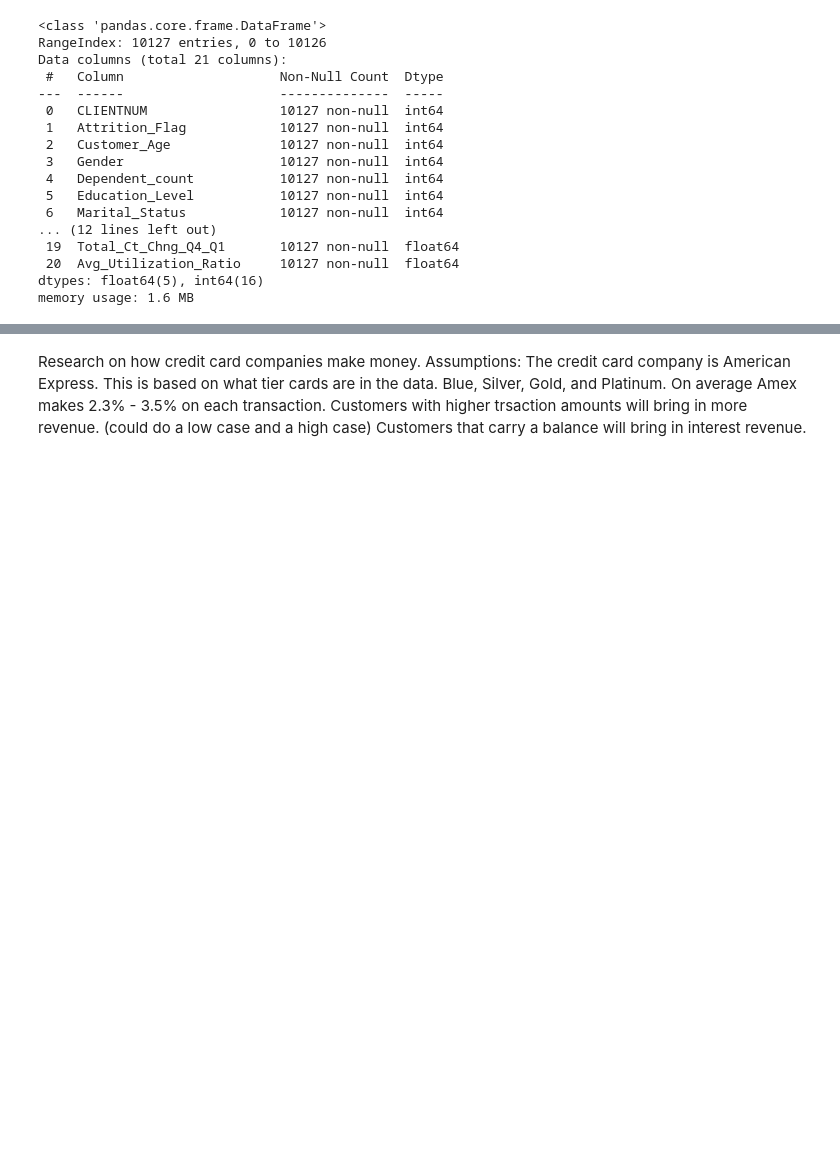
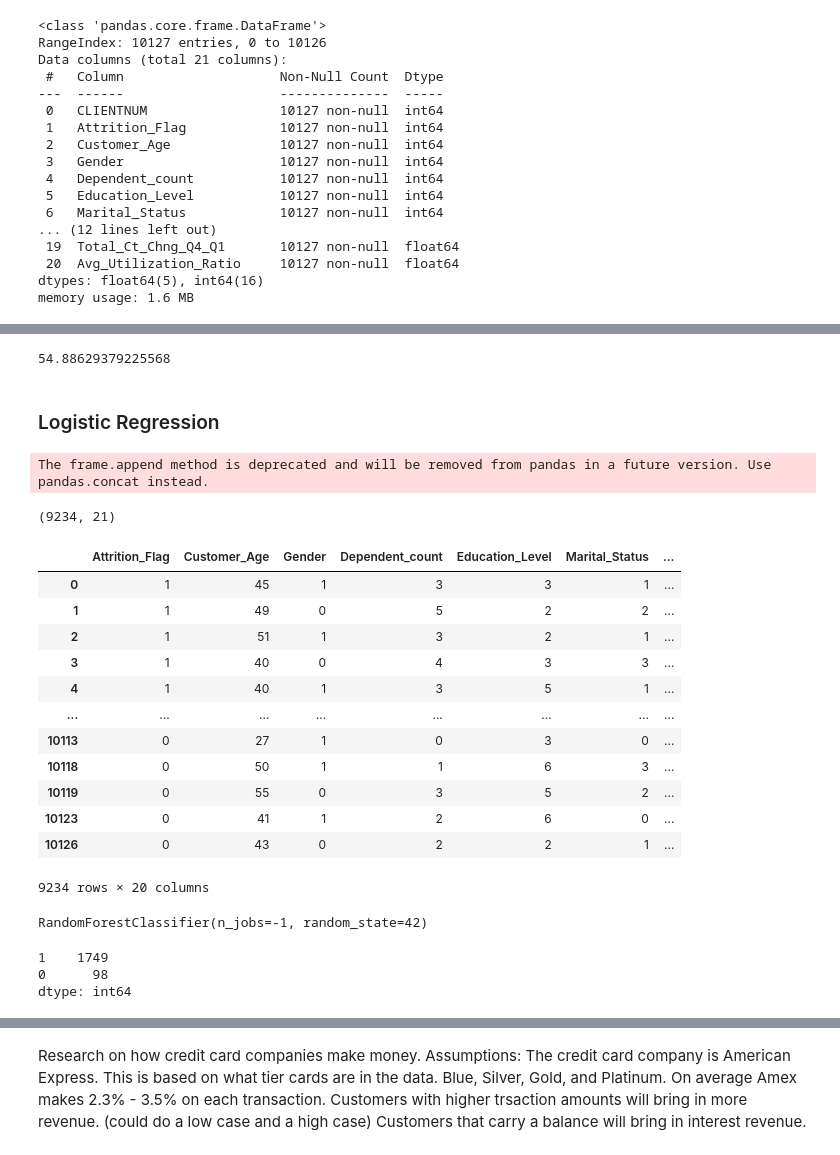
Before and after one commit to NickSordi/FU6520_NS, a Jupyter notebook: CLV/CLV_NS.ipynb, the cells around one changed output, grey strips where cells are left out. Saved outputs shown, nothing was run; the diff lists cells and outputs as text; code cells hidden in the pictures; blank space fills up the shorter version.

```diff
--- a/CLV/CLV_NS.ipynb
+++ b/CLV/CLV_NS.ipynb
@@ -99,0 +117,42 @@ df
+# %%
+attrited_zero_balance_count = zero_balance_attrited_customers.shape[0]
+attrited_percentage_zero_balance = (attrited_zero_balance_count / Attrited_Customers.shape[0]) * 100
+attrited_percentage_zero_balance
+# %% [output]
+54.88629379225568
+# %% [markdown]
+### Logistic Regression
+# %%
+df_clean = Existing_Customers.append(non_zero_balance_attrited_customers)
+df_clean.shape
+# %% [output]
+The frame.append method is deprecated and will be removed from pandas in a future version. Use pandas.concat instead.
+(9234, 21)
+# %%
+from sklearn.preprocessing import LabelEncoder
+encoder  = LabelEncoder()
+
+df_clean['Attrition_Flag'] = encoder.fit_transform(df_clean['Attrition_Flag'])
+df_clean["Education_Level"] = encoder.fit_transform(df_clean['Education_Level'])
+df_clean["Gender"] = encoder.fit_transform(df_clean["Gender"])
+df_clean["Marital_Status"] = encoder.fit_transform(df_clean["Marital_Status"])
+df_clean['Income_Category'] = encoder.fit_transform(df_clean['Income_Category'])
+df_clean['Card_Category'] = encoder.fit_transform(df_clean['Card_Category'])
+
+df_clean = df_clean.drop('CLIENTNUM', axis=1)
+# %%
+df_clean
+# %% [output]
+|  | Attrition_Flag | Customer_Age | Gender | Dependent_count | Education_Level | Marital_Status | ... |
+| 0 | 1 | 45 | 1 | 3 | 3 | 1 | ... |
+| 1 | 1 | 49 | 0 | 5 | 2 | 2 | ... |
+| 2 | 1 | 51 | 1 | 3 | 2 | 1 | ... |
+| 3 | 1 | 40 | 0 | 4 | 3 | 3 | ... |
+| 4 | 1 | 40 | 1 | 3 | 5 | 1 | ... |
+| ... | ... | ... | ... | ... | ... | ... | ... |
+| 10113 | 0 | 27 | 1 | 0 | 3 | 0 | ... |
+| 10118 | 0 | 50 | 1 | 1 | 6 | 3 | ... |
+| 10119 | 0 | 55 | 0 | 3 | 5 | 2 | ... |
+| 10123 | 0 | 41 | 1 | 2 | 6 | 0 | ... |
+| 10126 | 0 | 43 | 0 | 2 | 2 | 1 | ... |
+9234 rows × 20 columns
@@ -99,0 +166,8 @@ df
+# %%
+from sklearn.ensemble import RandomForestClassifier
+
+RFC = RandomForestClassifier(n_estimators=100, random_state=42, n_jobs=-1)
+
+RFC.fit(X_train, y_train)
+# %% [output]
+RandomForestClassifier(n_jobs=-1, random_state=42)
@@ -99,0 +180,6 @@ df
+# %%
+y_pred.value_counts()
+# %% [output]
+1    1749
+0      98
+dtype: int64
```
Also changed, not shown: parts of 25 cells of this notebook.
